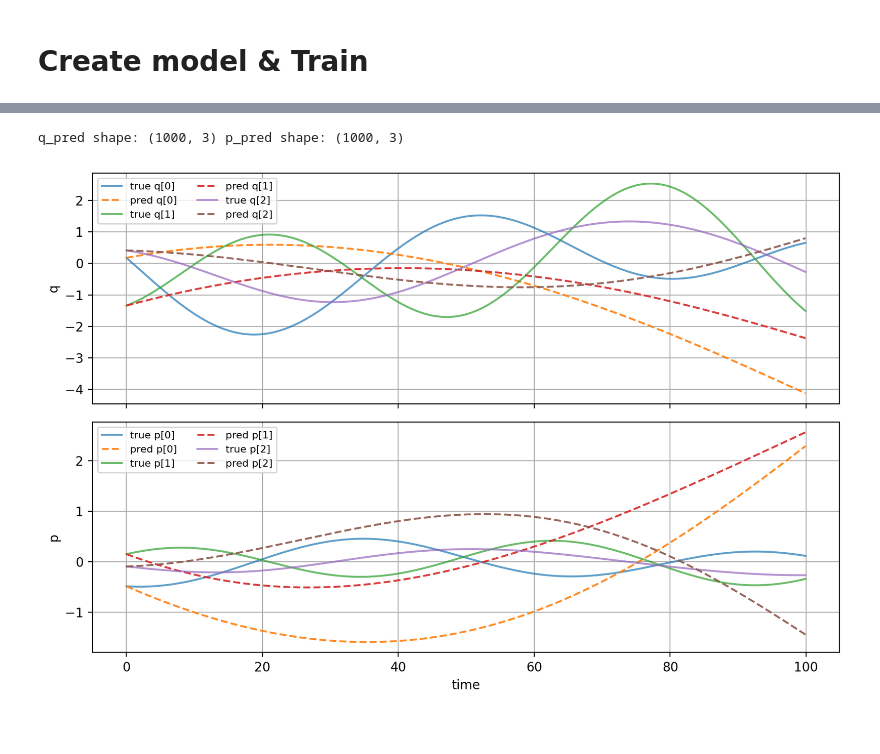
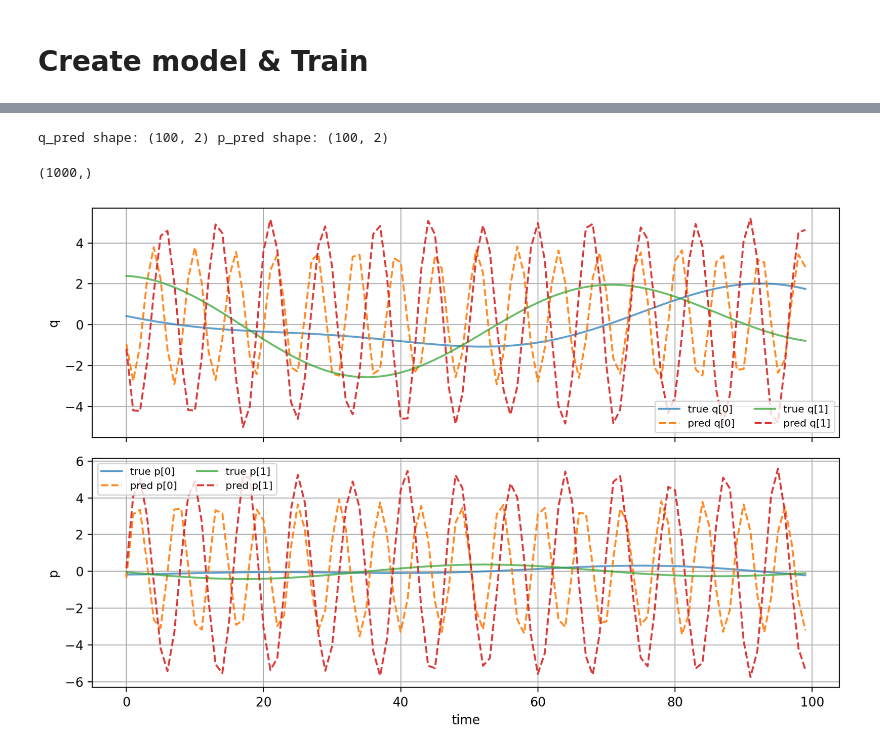
Before and after one commit to shkamiya/ActionAngleNetworks, a Jupyter notebook: notebooks/e2025_0910_aan_sample_delta_t.ipynb, the cells around one changed output, grey strips where cells are left out. Cells and saved outputs as stored; diff of their text form; code cells hidden in the pictures.

```diff
--- a/notebooks/e2025_0910_aan_sample_delta_t.ipynb
+++ b/notebooks/e2025_0910_aan_sample_delta_t.ipynb
@@ -129,7 +127,7 @@ def simulate_coupled_1d_harmonic(
 n = 2
 params = sample_harmonic_params(n=n, m_range=(1.0, 3.0), k_wall=0.01, k_pair=0.005, A_range=(1.0, 2.0), seed=42)
 T = 1000
-dt = 0.1
+dt = 1.0
 t, q, p, aux = simulate_coupled_1d_harmonic(params, num_steps=T, dt=dt)
 print("q shape:", q.shape, "p shape:", p.shape)
 # %% [output]
@@ -221,15 +219,17 @@ def train_step(params, opt_state, x, y, delta_t, alpha, key):
     # y: (B, 2n) target  (q, p)
     T = x.shape[0]
     n = x.shape[1] // 2
-    q, p = x[:, :n], x[:, n:]  # (B, 3), (B, 3)
+    q, p = x[:, :n], x[:, n:]  # (B, n), (B, n)
 
     def loss_fn(pp):
         q_, p_, I, _ = model.apply({'params': pp}, q, p, delta_t, train=True, rngs={'noise': key})
         #x_ = jnp.concatenate([q_, p_], axis=-1)
+        # q_, p_: (B, n), (B, n)
+        # I: (B, n) actions
 
         # prediction loss
-        loss_q_se = ((q_ - y[:, :n]) ** 2).mean()
-        loss_p_se = ((p_ - y[:, n:]) ** 2).mean()
+        loss_q_se = (1./(1.+delta_t))*((q_ - y[:, :n]) ** 2).sum()#.mean()
+        loss_p_se = (1./(1.+delta_t))*((p_ - y[:, n:]) ** 2).sum()#.mean()
 
         # actions should be constant
         loss_action = jnp.var(I, axis=0).sum()
@@ -407,9 +407,9 @@ step  5000  train_loss 0.008927  test_loss [jump=1: 326.434265, jump=2: 383.8574
 # Roll out model predictions from initial state across full horizon
 
 # Convert true series to JAX arrays
-q_true = jnp.asarray(q)
-p_true = jnp.asarray(p)
-T_total = int(q_true.shape[0])
+q_true = jnp.asarray(q_test)
+p_true = jnp.asarray(p_test)
+T_total = 100 #int(q_true.shape[0])
 n_dim = int(q_true.shape[1])
 
 # Initial state and per-step delta_t
@@ -433,31 +433,35 @@ p_pred = jnp.squeeze(p_pred, axis=1) if p_pred.ndim==3 else p_pred
 
 print('q_pred shape:', q_pred.shape, 'p_pred shape:', p_pred.shape)
 # %% [output]
-q_pred shape: (1000, 3) p_pred shape: (1000, 3)
+q_pred shape: (100, 2) p_pred shape: (100, 2)
+# %%
+t.shape
+# %% [output]
+(1000,)
 # %%
 # Plot true vs predicted trajectories
 import matplotlib.pyplot as plt
-t_arr = np.asarray(t)
+t_arr = np.asarray(t[:T_total])
 fig, axes = plt.subplots(2, 1, figsize=(9, 6), sharex=True)
 
 # Positions
 for i in range(q_pred.shape[1]):
-    axes[0].plot(t_arr, np.asarray(q)[:, i], label=f'true q[{i}]', alpha=0.7)
+    axes[0].plot(t_arr, np.asarray(q)[range(T_total), i], label=f'true q[{i}]', alpha=0.7)
     axes[0].plot(t_arr, np.asarray(q_pred)[:, i], '--', label=f'pred q[{i}]', alpha=0.9)
 axes[0].set_ylabel('q')
 axes[0].grid(True)
 axes[0].legend(ncol=2, fontsize=8)
 
 # Momenta
 for i in range(p_pred.shape[1]):
-    axes[1].plot(t_arr, np.asarray(p)[:, i], label=f'true p[{i}]', alpha=0.7)
+    axes[1].plot(t_arr, np.asarray(p)[range(T_total), i], label=f'true p[{i}]', alpha=0.7)
     axes[1].plot(t_arr, np.asarray(p_pred)[:, i], '--', label=f'pred p[{i}]', alpha=0.9)
 axes[1].set_ylabel('p')
 axes[1].set_xlabel('time')
 axes[1].grid(True)
 axes[1].legend(ncol=2, fontsize=8)
 
 plt.tight_layout()
 plt.show()
 # %% [output]
-[figure, old version]
+[figure, new version]
```
Also changed, not shown: parts of 8 cells of this notebook, 3 other files.
